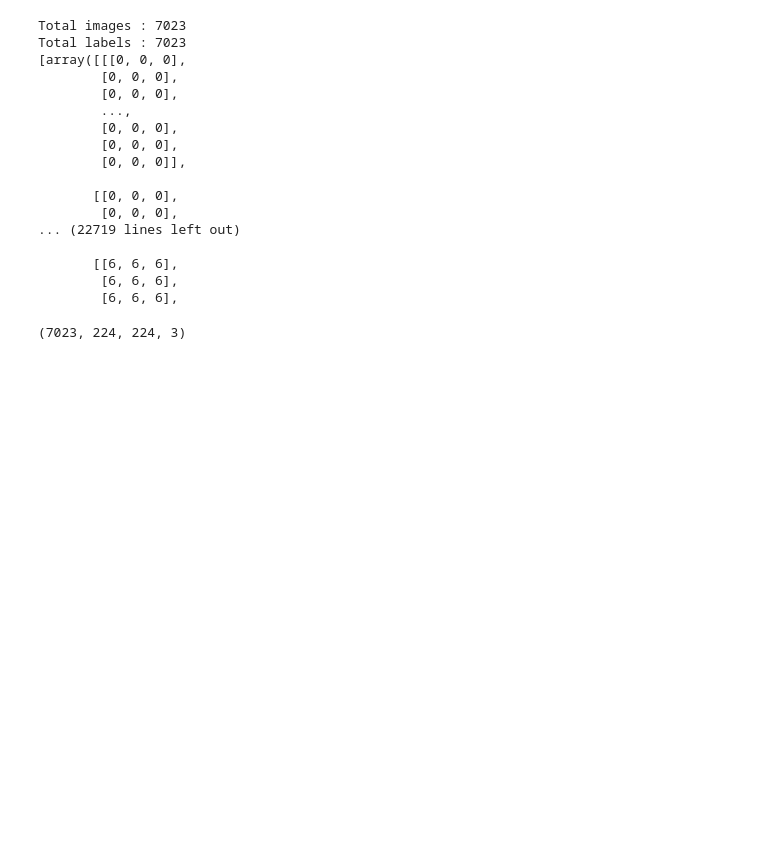
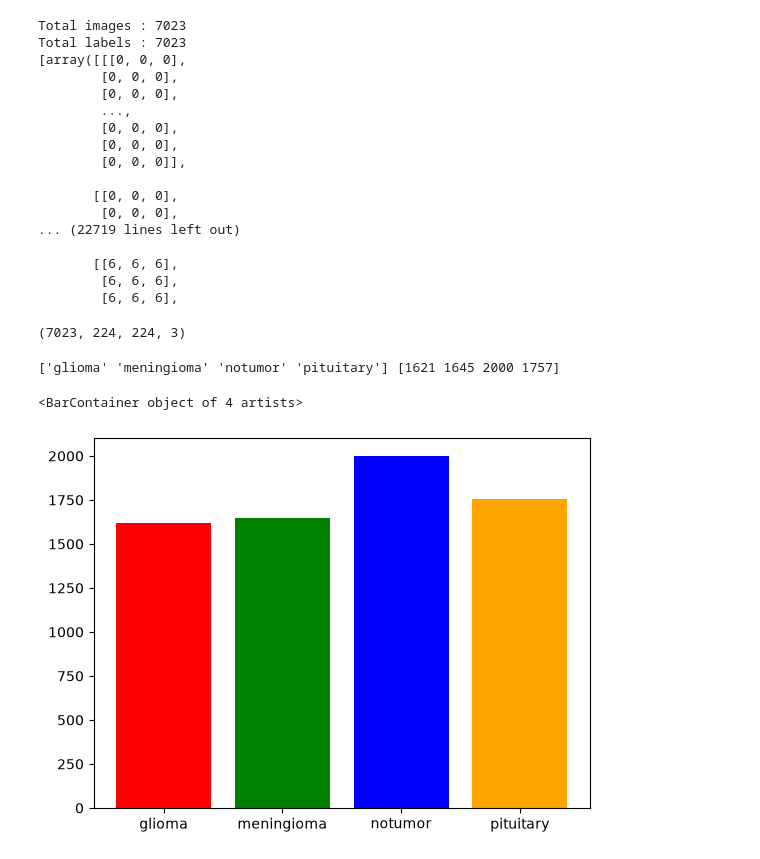
Before and after one commit to jerymy-k/BrainScan, a Jupyter notebook: notebooks/main.ipynb, the cells around one changed output. Saved outputs shown, nothing was run; the diff lists cells and outputs as text; code cells hidden in the pictures; blank space fills up the shorter version.

Commit message:
BSCAN-10: plot class distribution and sample images

```diff
--- a/notebooks/main.ipynb
+++ b/notebooks/main.ipynb
@@ -110,3 +110,19 @@ labels = np.array(labels)
 images.shape
 # %% [output]
 (7023, 224, 224, 3)
+# %%
+unique_classes , count = np.unique(labels , return_counts=True)
+
+print(unique_classes , count)
+# %% [output]
+['glioma' 'meningioma' 'notumor' 'pituitary'] [1621 1645 2000 1757]
+# %%
+import matplotlib.pyplot as plt
+import seaborn as sns
+
+
+plt.bar(unique_classes , count , color=["red",
+                                        "green", "blue" , 'orange'])
+# %% [output]
+<BarContainer object of 4 artists>
+[figure, added]
```
Also changed, not shown: parts of 1 cell of this notebook.
